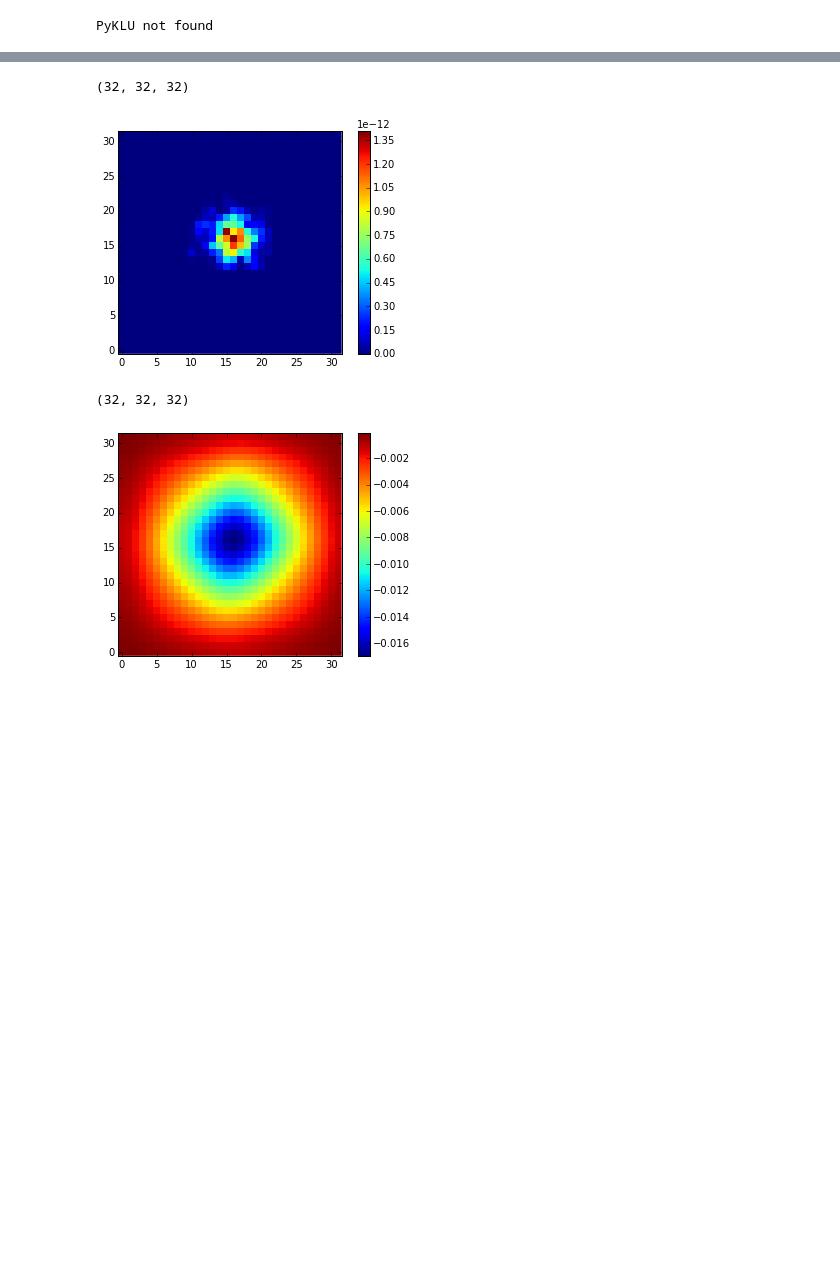
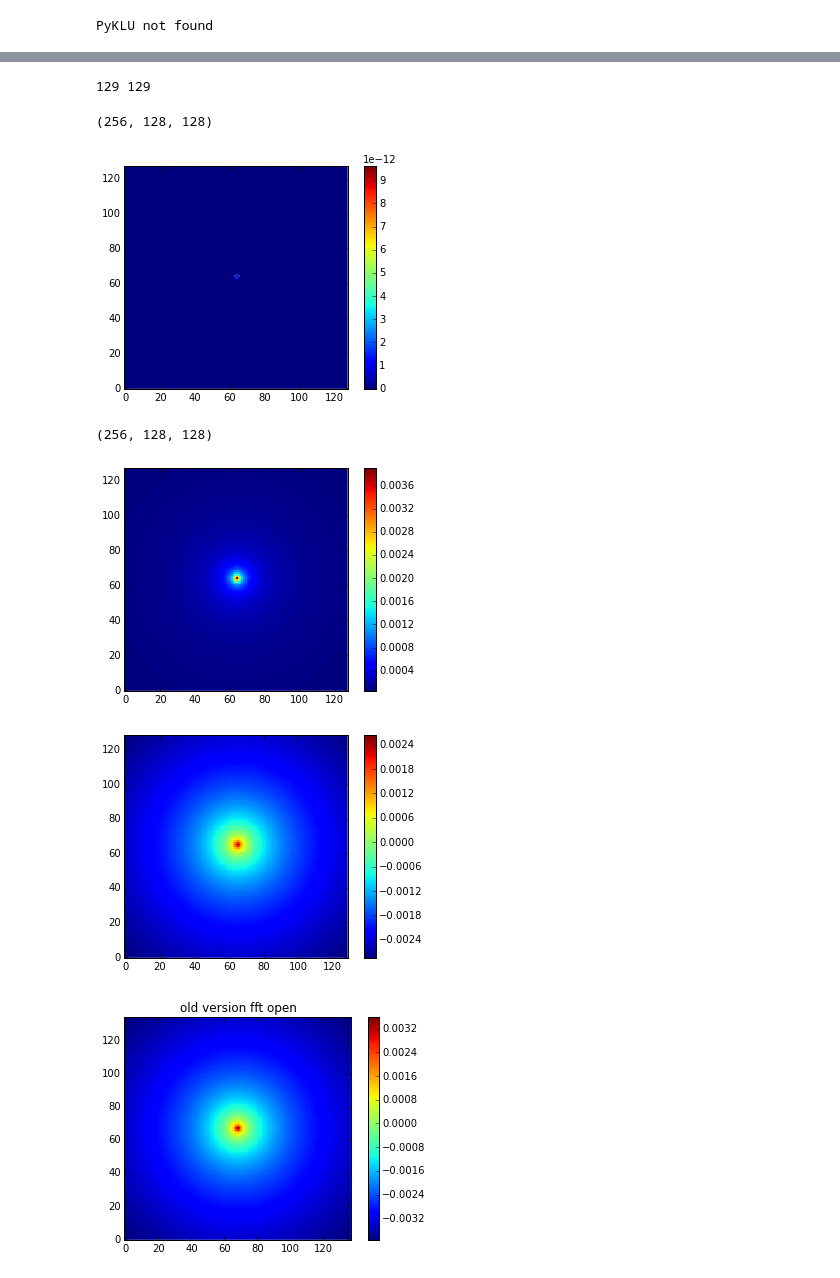
Before and after one commit to PyCOMPLETE/PyPIC, a Jupyter notebook: test_fft_gpu.ipynb, the cells around one changed output, grey strips where cells are left out. Cells and saved outputs as stored; diff of their text form; code cells hidden in the pictures; blank space fills up the shorter version.

```diff
--- a/test_fft_gpu.ipynb
+++ b/test_fft_gpu.ipynb
@@ -75,0 +96,7 @@ print d_dst.strides
+# %%
+#old version of giannis solver
+picFFT = PIC_FFT.FFT_OpenBoundary_SquareGrid(x_aper=x_aper, y_aper=y_aper, Dh = mesh.dx, fftlib='pyfftw')
+nel_part = np.zeros(len(xx.get()))+1
+picFFT.scatter(xx.get(), yy.get(), nel_part, charge=e)
+
+picFFT.solve()
@@ -106,25 +144,45 @@ rho, phi = test_solver(pic, xx, yy, zz)
+# %%
+print poissonsolver2d.Nxg, poissonsolver2d.Nyg
+rho_ = rho.get()[mesh.nz//2]
+rho_big = np.zeros((129,129), dtype=np.float64)
+rho_big[1:, 1:] = rho_
+phi_2d = poissonsolver2d.poisson_solve(rho_big*mesh.volume_elem)
+# %% [output]
+129 129
 # %%
 %matplotlib inline
 
 print rho.get().shape
 plt.imshow(rho.get()[mesh.nz//2], origin='lower', interpolation='none')
 plt.colorbar()
 plt.show()
 
-print phi.get().shape
+#print phi.get().shape
+print phi.shape
+
 plt.imshow(phi.get()[mesh.nz//2], origin='lower', interpolation='none')
+#plt.imshow(phi[mesh.nz//2], origin='lower', interpolation='none')
+
 plt.colorbar()
 plt.show()
 
-# print efx.get().shape
-# plt.imshow(efx.get()[mesh.nz//2], origin='lower')
-# plt.show()
+plt.imshow(phi_2d.reshape(129, 129), origin='lower', interpolation='none')
+#plt.imshow(phi[mesh.nz//2], origin='lower', interpolation='none')
 
-# print efy.get().shape
-# plt.imshow(efy.get()[mesh.nz//2], origin='lower')
-# plt.show()
+plt.colorbar()
+plt.show()
+
+
+plt.imshow(picFFT.phi.T, origin='lower', interpolation='none')
+plt.title('old version fft open')
+plt.colorbar()
+plt.show()
+
+#
 # %% [output]
-(32, 32, 32)
+(256, 128, 128)
-[figure, old version]
+[figure, new version]
-(32, 32, 32)
+(256, 128, 128)
-[figure, old version]
+[figure, new version]
+[figure, added]
+[figure, added]
```
Also changed, not shown: parts of 22 cells of this notebook, 2 other files.
